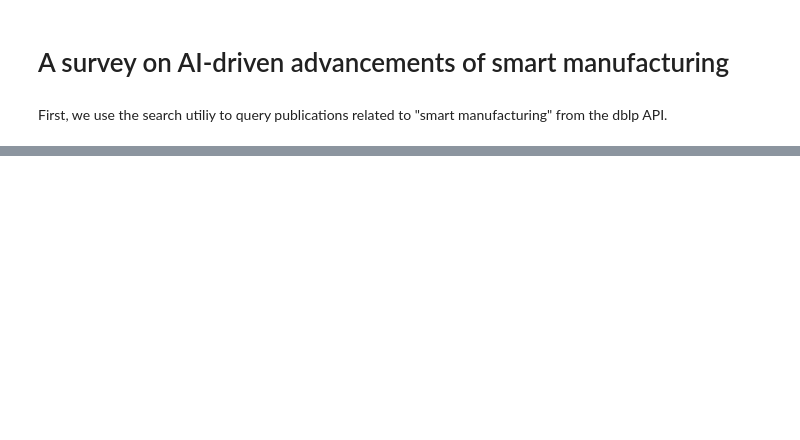
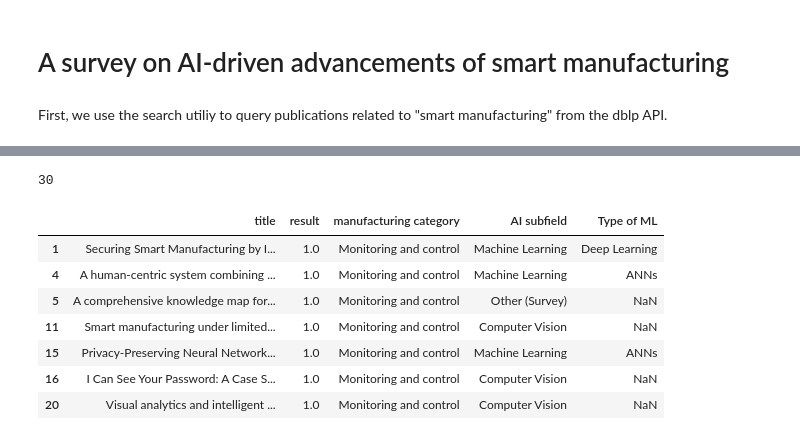
Before and after one commit to alextdnreb/LiteratureReview, a Jupyter notebook: survey_manufacturing.ipynb, the cells around one changed output, grey strips where cells are left out. Cells and saved outputs as stored; diff of their text form; code cells hidden in the pictures; blank space fills up the shorter version.

```diff
--- a/survey_manufacturing.ipynb
+++ b/survey_manufacturing.ipynb
@@ -91,13 +51,13 @@ decision was made, proceed
 # %%
-recent_results[["title", "result"]].to_csv("survey_ai_filter_results.csv", index=False)
+labeled_results = pd.read_csv("survey_ai_filter_results.csv", encoding="utf-8", sep=";")
+
+display(labeled_results.head(3))
 print(
     "Number of papers that are related to AI: ",
-    len(recent_results[recent_results["result"] == 1]),
+    len(labeled_results[labeled_results["result"] == 1]),
 )
 print(
     "Number of papers that are not related to AI: ",
-    len(recent_results[recent_results["result"] == 0]),
+    len(labeled_results[labeled_results["result"] == 0]),
 )
-print(other_topics)
-print("Additional topics: ", pd.Series(other_topics).value_counts())
 # %% [output]
@@ -135,0 +123,19 @@ Name: title, dtype: object
+# %%
+print(len(labeled_results))
+# %% [output]
+30
+# %%
+display(
+    labeled_results[
+        labeled_results["manufacturing category"] == "Monitoring and control"
+    ]
+)
+# %% [output]
+|  | title | result | manufacturing category | AI subfield | Type of ML |
+| 1 | Securing Smart Manufacturing by I... | 1.0 | Monitoring and control | Machine Learning | Deep Learning |
+| 4 | A human-centric system combining ... | 1.0 | Monitoring and control | Machine Learning | ANNs |
+| 5 | A comprehensive knowledge map for... | 1.0 | Monitoring and control | Other (Survey) | NaN |
+| 11 | Smart manufacturing under limited... | 1.0 | Monitoring and control | Computer Vision | NaN |
+| 15 | Privacy-Preserving Neural Network... | 1.0 | Monitoring and control | Machine Learning | ANNs |
+| 16 | I Can See Your Password: A Case S... | 1.0 | Monitoring and control | Computer Vision | NaN |
+| 20 | Visual analytics and intelligent ... | 1.0 | Monitoring and control | Computer Vision | NaN |
```
Also changed, not shown: parts of 23 cells of this notebook, 1 other file.
